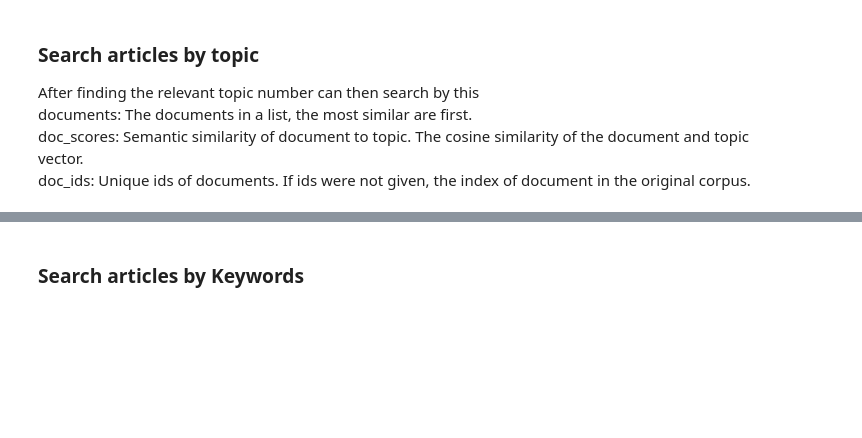
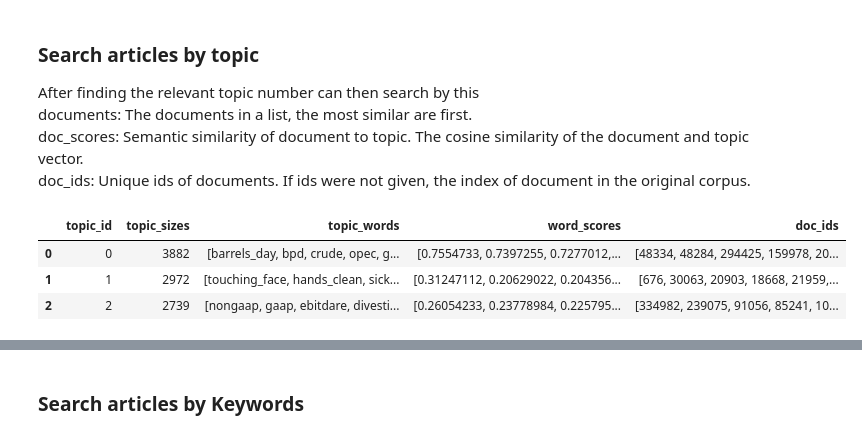
Before and after one commit to TraceyEtheridge/Thesis, a Jupyter notebook: Topic_Modelling_Top2Vec.ipynb, the cells around one changed output, grey strips where cells are left out. Saved outputs shown, nothing was run; the diff lists cells and outputs as text; code cells hidden in the pictures; blank space fills up the shorter version.

```diff
--- a/Topic_Modelling_Top2Vec.ipynb
+++ b/Topic_Modelling_Top2Vec.ipynb
@@ -179,7 +253,12 @@ documents: The documents in a list, the most similar are first.
 doc_scores: Semantic similarity of document to topic. The cosine similarity of the document and topic vector.
 doc_ids: Unique ids of documents. If ids were not given, the index of document in the original corpus.
 # %%
-df_topics[300:330]
+df_topics.head(3)#[300:330]
+# %% [output]
+|  | topic_id | topic_sizes | topic_words | word_scores | doc_ids |
+| 0 | 0 | 3882 | [barrels_day, bpd, crude, opec, g... | [0.7554733, 0.7397255, 0.7277012,... | [48334, 48284, 294425, 159978, 20... |
+| 1 | 1 | 2972 | [touching_face, hands_clean, sick... | [0.31247112, 0.20629022, 0.204356... | [676, 30063, 20903, 18668, 21959,... |
+| 2 | 2 | 2739 | [nongaap, gaap, ebitdare, divesti... | [0.26054233, 0.23778984, 0.225795... | [334982, 239075, 91056, 85241, 10... |
 # %%
 # Get all document scores - note: doc index is iloc
 doc_id_score = []
```
Also changed, not shown: parts of 41 cells of this notebook.
